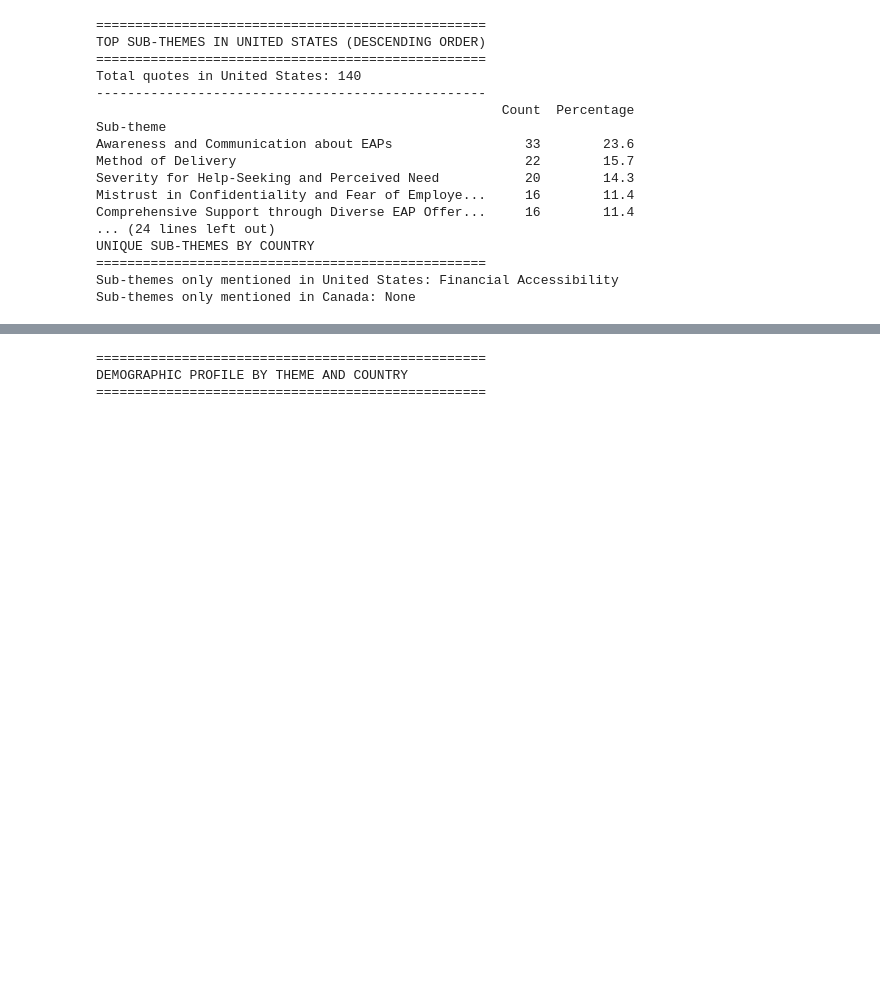
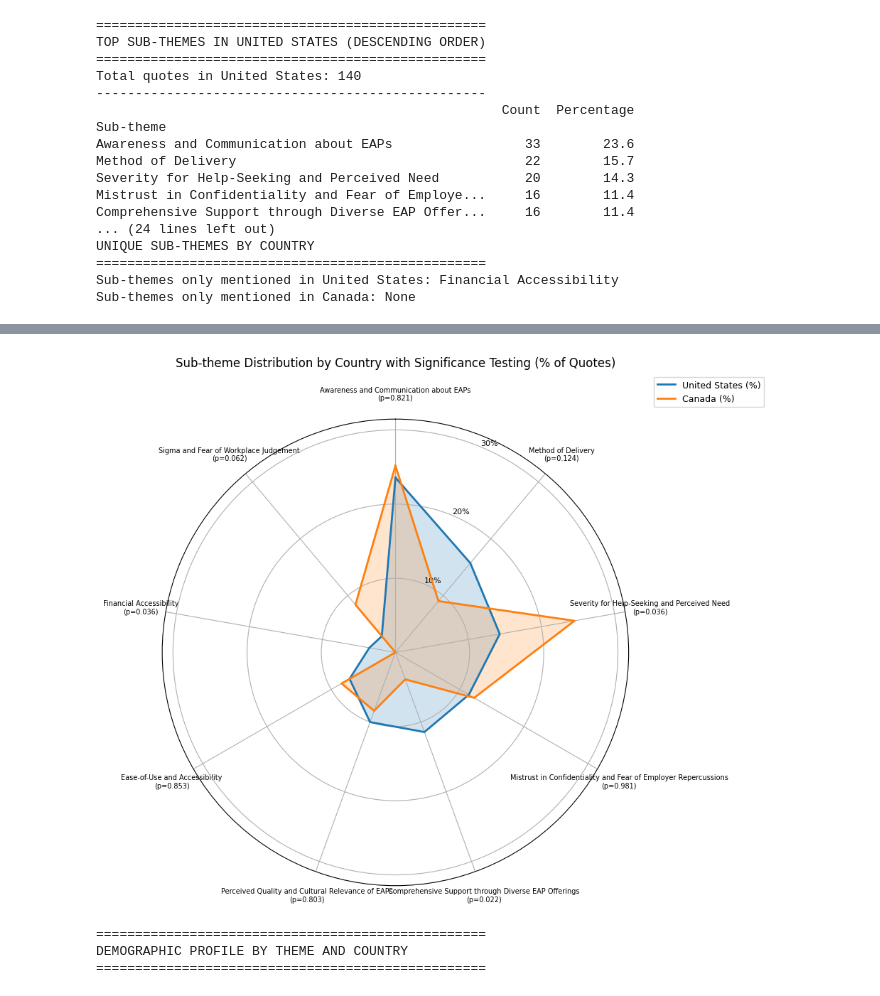
Before and after one commit to javmencia/ReSTORELab, a Jupyter notebook: EAPBert.ipynb, the cells around one changed output, grey strips where cells are left out. Drawn from its saved outputs; the diff is of its cells as text; code cells hidden in the pictures; blank space fills up the shorter version.

```diff
--- a/EAPBert.ipynb
+++ b/EAPBert.ipynb
@@ -114,3 +276,80 @@ Sub-themes only mentioned in Canada: None
+# %%
+import numpy as np
+import matplotlib.pyplot as plt
+from math import pi
+from scipy.stats import permutation_test
+import random
+random.seed(365)
+# Calculate proportions
+total_us = len(df[df['Country'] == 'United States'])
+total_ca = len(df[df['Country'] == 'Canada'])
+
+# Get top N sub-themes (by proportion)
+top_n = 10
+us_prop = df[df['Country'] == 'United States']['Sub-theme'].value_counts(normalize=True).mul(100).head(top_n)
+ca_prop = df[df['Country'] == 'Canada']['Sub-theme'].value_counts(normalize=True).mul(100).head(top_n)
+
+# --- REORDERING ---
+categories = us_prop.sort_values(ascending=False).index.tolist()
+
+# Prepare values (fill missing with 0)
+values_us = [us_prop.get(sub, 0) for sub in categories]
+values_ca = [ca_prop.get(sub, 0) for sub in categories]
+
+# Function to perform permutation test for a given sub-theme
+def get_pvalue(subtheme):
+    us_quotes = (df[df['Country'] == 'United States']['Sub-theme'] == subtheme).astype(int)
+    ca_quotes = (df[df['Country'] == 'Canada']['Sub-theme'] == subtheme).astype(int)
+
+    def statistic(x, y):
+        return np.mean(x) - np.mean(y)
+
+    res = permutation_test((us_quotes, ca_quotes), statistic, n_resamples=1000)
+    return res.pvalue
+
+# Calculate p-values for each sub-theme
+pvalues = [get_pvalue(sub) for sub in categories]
+
+# Close the loop for plotting
+values_us += values_us[:1]
+values_ca += values_ca[:1]
+
+# Calculate angles
+N = len(categories)
+angles = [n / float(N) * 2 * pi for n in range(N)]
+angles += angles[:1]
+
+# Create plot
+plt.figure(figsize=(12, 8))
+ax = plt.subplot(111, polar=True)
+
+# Plot data
+ax.plot(angles, values_us, color='#1f77b4', linewidth=2, label='United States (%)')
+ax.fill(angles, values_us, color='#1f77b4', alpha=0.2)
+ax.plot(angles, values_ca, color='#ff7f0e', linewidth=2, label='Canada (%)')
+ax.fill(angles, values_ca, color='#ff7f0e', alpha=0.2)
+
+# --- FORMATTING ---
+ax.set_theta_offset(pi / 2)
+ax.set_theta_direction(-1)
+ax.set_xticks(angles[:-1])
+
+# Add p-values to labels
+labels = [f"{cat}\n(p={pval:.3f})" for cat, pval in zip(categories, pvalues)]
+ax.set_xticklabels(labels, fontsize=7)
+ax.tick_params(axis='x', pad=15)  # Increase pad to accommodate p-values
+
+ax.set_yticks([10, 20, 30, 40])
+ax.set_yticklabels(["10%", "20%", "30%", "40%"], fontsize=8)
+ax.set_ylim(0, max(max(values_us), max(values_ca)) * 1.25)
+
+ax.set_title('Sub-theme Distribution by Country with Significance Testing (% of Quotes)', pad=20, fontsize=12)
+ax.legend(loc='upper right', bbox_to_anchor=(1.3, 1.1), fontsize=9)
+
+plt.tight_layout()
+plt.show()
+# %% [output]
+[figure, added]
 # %%
 # 5. Demographic breakdown by theme and country
 print("="*50)
```
Also changed, not shown: parts of 3 cells of this notebook.
